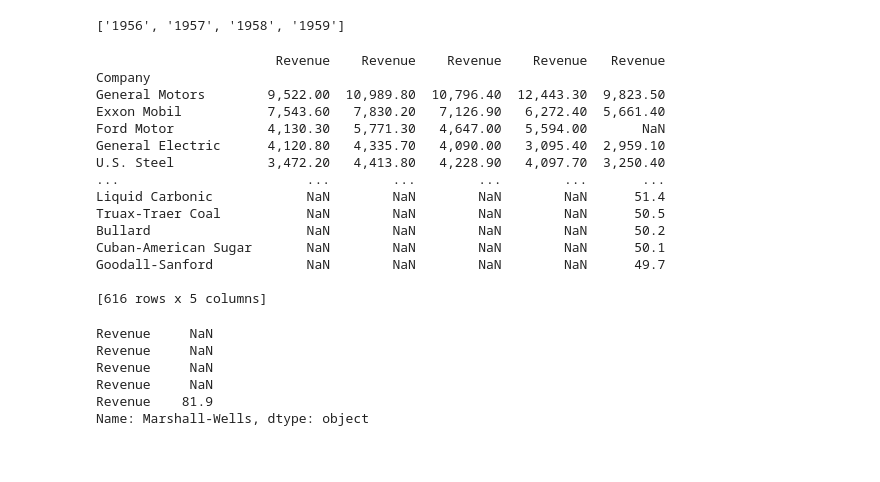
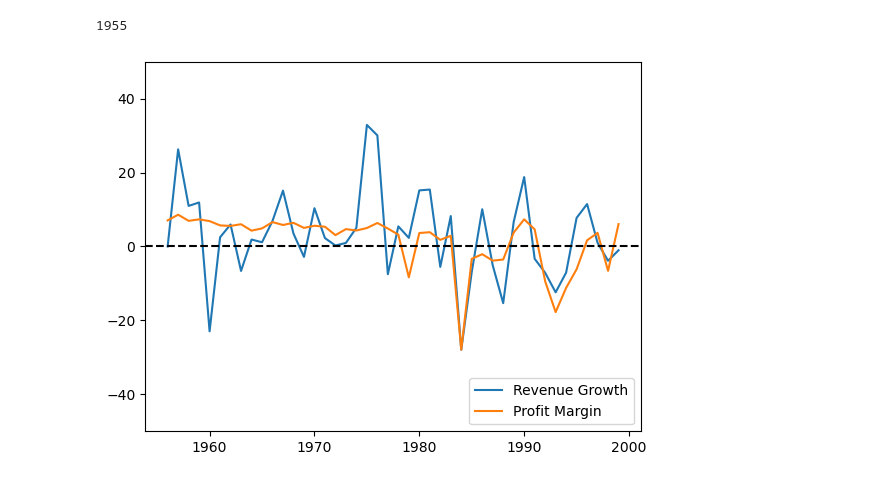
Before and after one commit to GeorgeVajagich/Fortune-500-over-time, a Jupyter notebook: Fortune 500 Over Time.ipynb, the cells around one changed output. Drawn from its saved outputs; the diff is of its cells as text; code cells hidden in the pictures.

```diff
--- a/Fortune 500 Over Time.ipynb
+++ b/Fortune 500 Over Time.ipynb
@@ -5,11 +5,8 @@ import numpy as np
 import matplotlib.pyplot as plt
 # %%
 Years=[]
-for i in range (1956,1960):
+for i in range (1955,2000):
     i=str(i)
     Years.append(i)
-print(Years)
-# %% [output]
-['1956', '1957', '1958', '1959']
 # %%
 df=pd.read_csv(r"C:\Users\Geord\Desktop\Fortune500\Data\Fortune5001955.csv",index_col=0)
@@ -24,27 +30,40 @@ for y in Years:
-# %%
-print(Data)
-# %% [output]
-                       Revenue    Revenue    Revenue    Revenue   Revenue
-Company
-General Motors        9,522.00  10,989.80  10,796.40  12,443.30  9,823.50
-Exxon Mobil           7,543.60   7,830.20   7,126.90   6,272.40  5,661.40
-Ford Motor            4,130.30   5,771.30   4,647.00   5,594.00       NaN
-General Electric      4,120.80   4,335.70   4,090.00   3,095.40  2,959.10
-U.S. Steel            3,472.20   4,413.80   4,228.90   4,097.70  3,250.40
-...                        ...        ...        ...        ...       ...
-Liquid Carbonic            NaN        NaN        NaN        NaN      51.4
-Truax-Traer Coal           NaN        NaN        NaN        NaN      50.5
-Bullard                    NaN        NaN        NaN        NaN      50.2
-Cuban-American Sugar       NaN        NaN        NaN        NaN      50.1
-Goodall-Sanford            NaN        NaN        NaN        NaN      49.7
-
-[616 rows x 5 columns]
-# %%
-print(Data.iloc[600])
-# %% [output]
-Revenue     NaN
-Revenue     NaN
-Revenue     NaN
-Revenue     NaN
-Revenue    81.9
-Name: Marshall-Wells, dtype: object
+# %%
+RevenueData = RevenueData.replace(',','', regex=True)
+RevenueData = RevenueData.astype(float)
+RevenueData = RevenueData.iloc[:, ::-1]
+
+ProfitData = ProfitData.replace(',','', regex=True)
+ProfitData = ProfitData.replace('N.A','0', regex=True)
+ProfitData = ProfitData.replace('N.A.','0', regex=True)
+ProfitData = ProfitData.iloc[:, ::-1]
+ProfitData = ProfitData.astype(float)
+# %%
+Years= [eval(i) for i in Years]
+Years.pop(0)
+# %% [output]
+1955
+# %%
+def Chart(Company):
+
+    RevenueGrowth=[]
+    ProfitMargin=[]
+
+
+    for i in range(1,45):
+        RevenueGrowth.append(((RevenueData.loc[Company])[i]/(RevenueData.loc[Company])[i-1]-1)*100)
+        ProfitMargin.append(((ProfitData.loc[Company])[i]/(RevenueData.loc[Company])[i])*100)
+
+
+    plt.title = Company
+    plt.plot(Years,RevenueGrowth)
+    plt.plot(Years,ProfitMargin)
+    plt.axhline(y = 0, color = 'black', linestyle = '--')
+    plt.legend(["Revenue Growth","Profit Margin"],loc ="lower right")
+    ax = plt.gca()
+    ax.set_ylim([-50,50])
+    plt.show()
+# %%
+# This is what a bussiness in decline looks like
+Chart("Bethlehem Steel")
+# %% [output]
+[figure, added]
```
Also changed, not shown: parts of 4 cells of this notebook.
